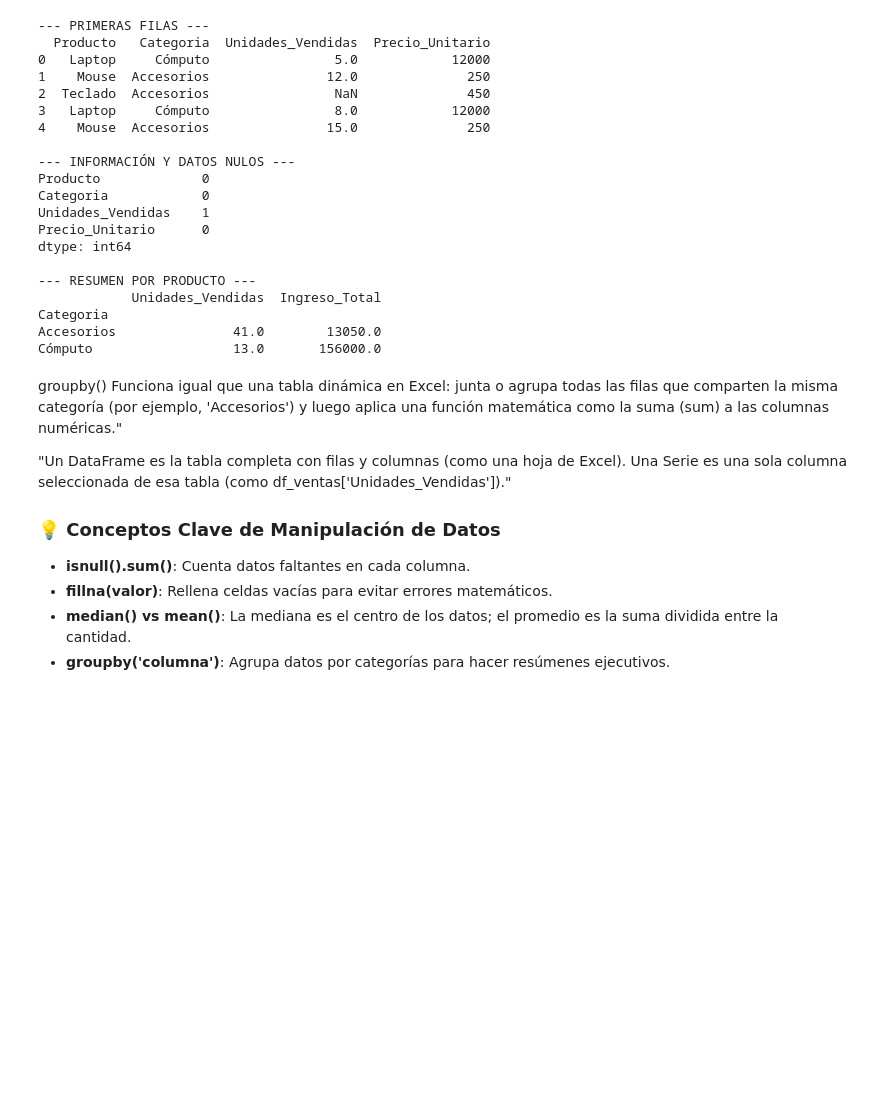
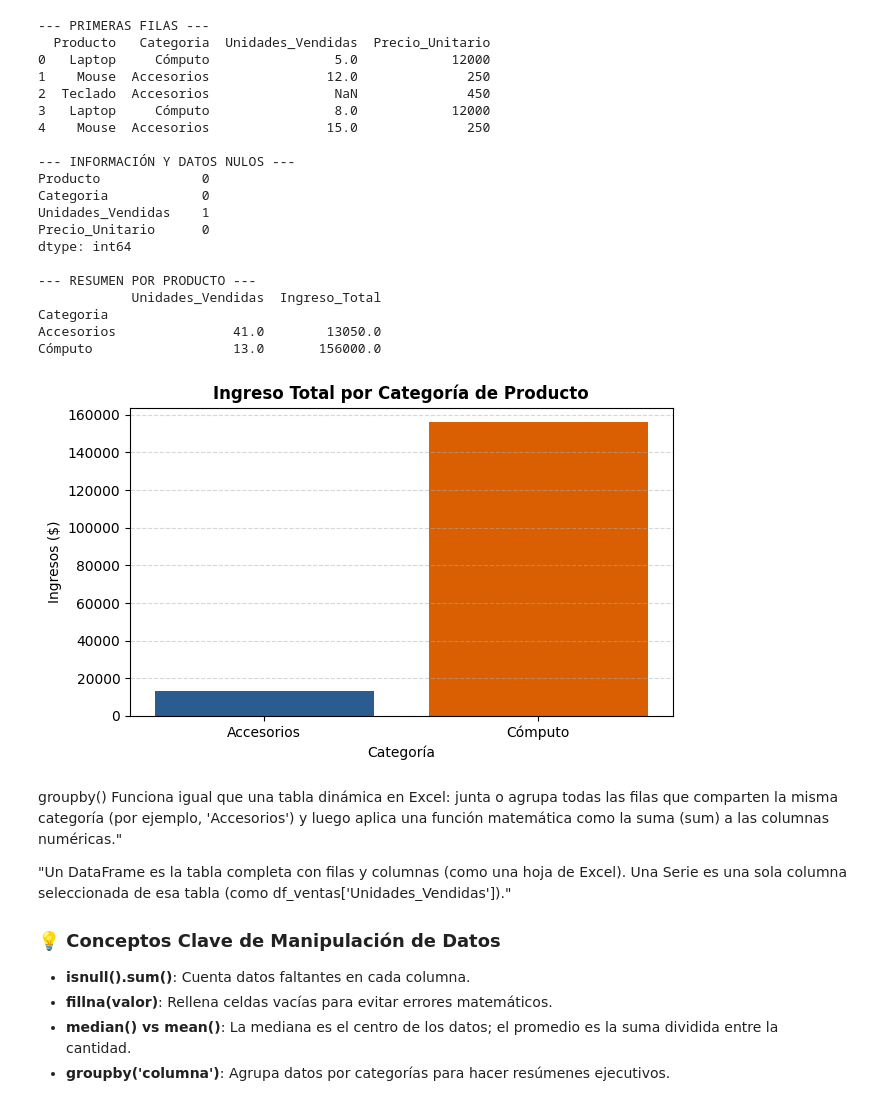
Before and after one commit to AnaMariaTeomitzi/Ciencia-de-datos-Python, a Jupyter notebook: 01_limpieza_y_agrupamiento_ventas.ipynb, the cells around one changed output. Saved outputs shown, nothing was run; the diff lists cells and outputs as text; code cells hidden in the pictures; blank space fills up the shorter version.

```diff
--- a/01_limpieza_y_agrupamiento_ventas.ipynb
+++ b/01_limpieza_y_agrupamiento_ventas.ipynb
@@ -27,33 +27,54 @@ mediana_ventas = df_ventas['Unidades_Vendidas'].median()
 df_ventas['Unidades_Vendidas'] = df_ventas['Unidades_Vendidas'].fillna(mediana_ventas)
 
 # 3 Nueva Métrica: Crea una columna llamada Ingreso_Total que sea el resultado de multiplicar Unidades_Vendidas por Precio_Unitario.
 df_ventas['Ingreso_Total'] = df_ventas['Unidades_Vendidas'] * df_ventas['Precio_Unitario']
 
 # 4 Resumen: Calcula la suma global de Ingreso_Total agrupado por Categoria.
 resumen = df_ventas.groupby('Categoria')[['Unidades_Vendidas', 'Ingreso_Total']].sum()
 print("\n--- RESUMEN POR PRODUCTO ---")
 print(resumen)
+
+
+import matplotlib.pyplot as plt
+
+# 1. Definir los datos para la gráfica desde nuestro resumen
+categorias = resumen.index
+ingresos = resumen['Ingreso_Total']
+
+# 2. Crear la gráfica de barras
+plt.figure(figsize=(7, 4))
+plt.bar(categorias, ingresos, color=['#2b5c8f', '#d95f02'])
+
+# 3. Personalizar la gráfica para que sea clara
+plt.title('Ingreso Total por Categoría de Producto', fontsize=12, fontweight='bold')
+plt.xlabel('Categoría', fontsize=10)
+plt.ylabel('Ingresos ($)', fontsize=10)
+plt.grid(axis='y', linestyle='--', alpha=0.5)
+
+# 4. Mostrar la gráfica
+plt.show()
 # %% [output]
 --- PRIMERAS FILAS ---
   Producto   Categoria  Unidades_Vendidas  Precio_Unitario
 0   Laptop     Cómputo                5.0            12000
 1    Mouse  Accesorios               12.0              250
 2  Teclado  Accesorios                NaN              450
 3   Laptop     Cómputo                8.0            12000
 4    Mouse  Accesorios               15.0              250
 
 --- INFORMACIÓN Y DATOS NULOS ---
 Producto             0
 Categoria            0
 Unidades_Vendidas    1
 Precio_Unitario      0
 dtype: int64
 
 --- RESUMEN POR PRODUCTO ---
             Unidades_Vendidas  Ingreso_Total
 Categoria
 Accesorios               41.0        13050.0
 Cómputo                  13.0       156000.0
+[figure, added]
 # %% [markdown]
 groupby() Funciona igual que una tabla dinámica en Excel: junta o agrupa todas las filas que comparten la misma categoría (por ejemplo, 'Accesorios') y luego aplica una función matemática como la suma (sum) a las columnas numéricas."
 
```
